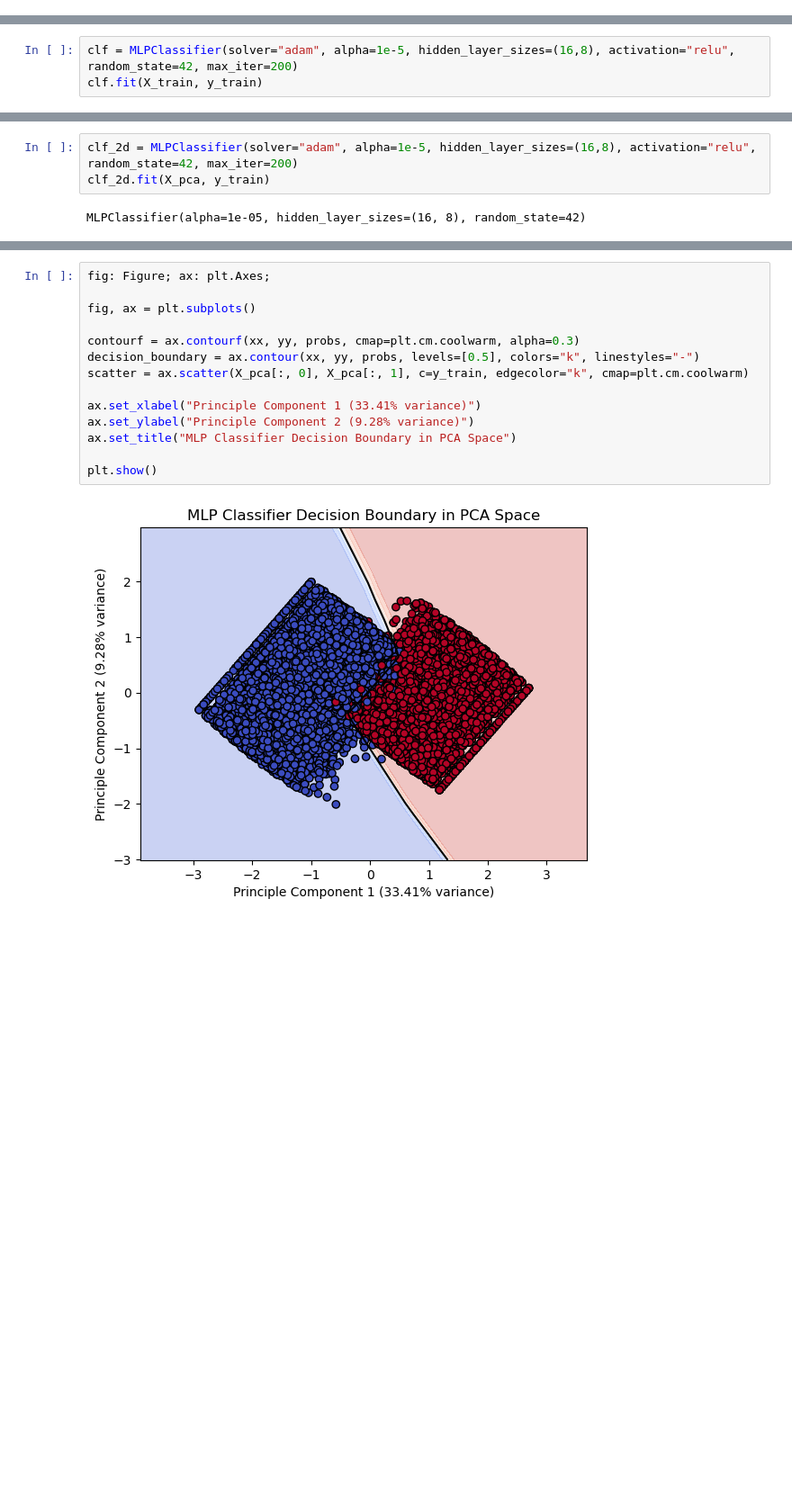
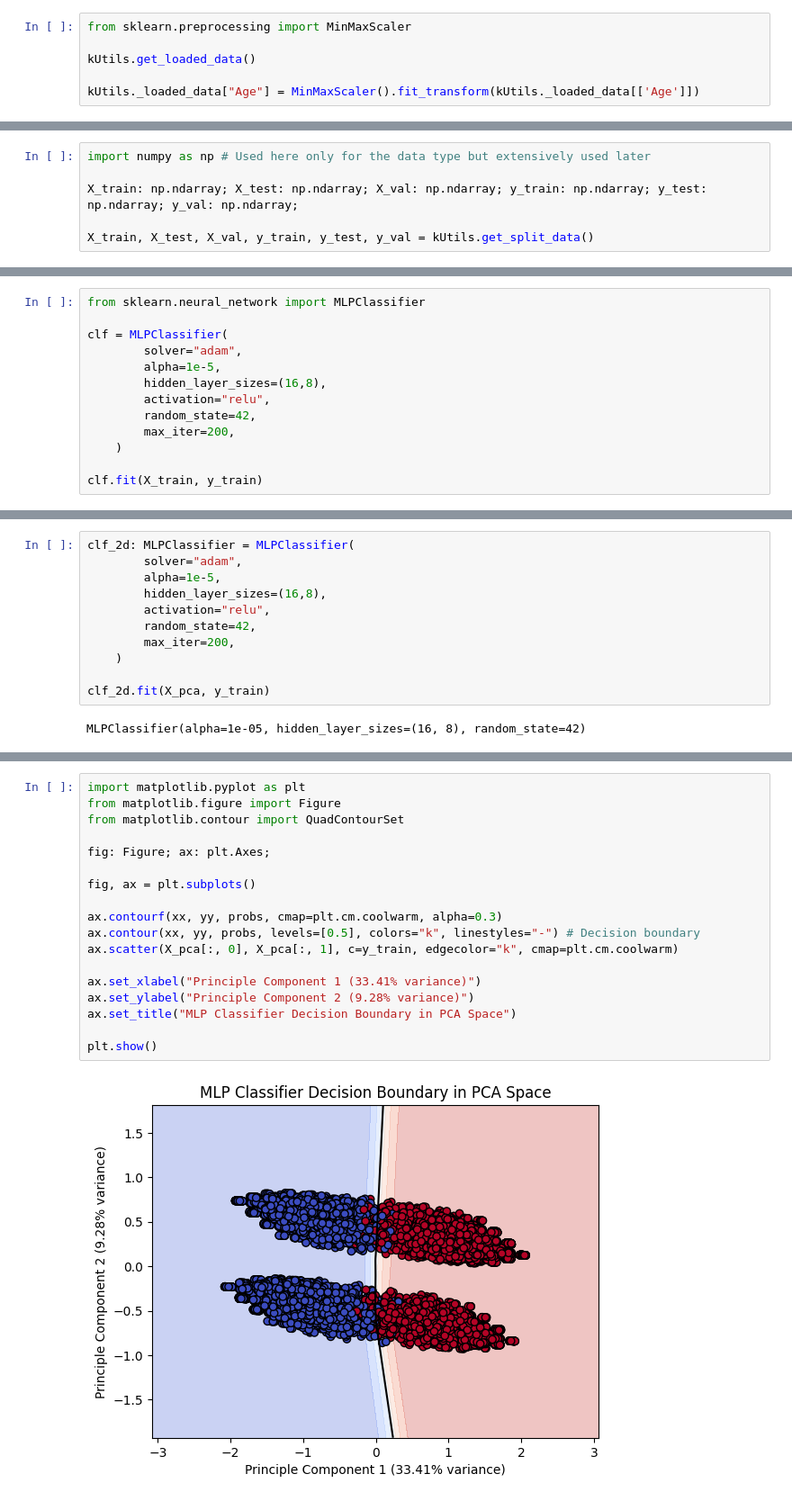
Before and after one commit to jkama4/project_ml, a Jupyter notebook: models/neural_network_file.ipynb, the cells around one changed output, grey strips where cells are left out. Shown at 90% size. Cells and saved outputs as stored; diff of their text form; blank space fills up the shorter version.

```diff
--- a/models/neural_network_file.ipynb
+++ b/models/neural_network_file.ipynb
@@ -47,0 +22,6 @@ X_train, X_test, y_train, y_test = train_test_split(X, y, test_size=0.2, random_
+# %%
+from sklearn.preprocessing import MinMaxScaler
+
+kUtils.get_loaded_data()
+
+kUtils._loaded_data["Age"] = MinMaxScaler().fit_transform(kUtils._loaded_data[['Age']])
@@ -47,0 +30,6 @@ X_train, X_test, y_train, y_test = train_test_split(X, y, test_size=0.2, random_
+# %%
+import numpy as np # Used here only for the data type but extensively used later
+
+X_train: np.ndarray; X_test: np.ndarray; X_val: np.ndarray; y_train: np.ndarray; y_test: np.ndarray; y_val: np.ndarray;
+
+X_train, X_test, X_val, y_train, y_test, y_val = kUtils.get_split_data()
@@ -48,5 +38,15 @@ X_train, X_test, y_train, y_test = train_test_split(X, y, test_size=0.2, random_
 # %%
-clf = MLPClassifier(solver="adam", alpha=1e-5, hidden_layer_sizes=(16,8), activation="relu", random_state=42, max_iter=200)
+from sklearn.neural_network import MLPClassifier
+
+clf = MLPClassifier(
+        solver="adam",
+        alpha=1e-5,
+        hidden_layer_sizes=(16,8),
+        activation="relu",
+        random_state=42,
+        max_iter=200,
+    )
+
 clf.fit(X_train, y_train)
 # %% [output]
 MLPClassifier(alpha=1e-05, hidden_layer_sizes=(16, 8), random_state=42)
@@ -98,7 +109,15 @@ Variance explained by all principal components: 42.69
 # %% [markdown]
 We need a new classifier to be able to represent the 2D decision boundary.
 # %%
-clf_2d = MLPClassifier(solver="adam", alpha=1e-5, hidden_layer_sizes=(16,8), activation="relu", random_state=42, max_iter=200)
+clf_2d: MLPClassifier = MLPClassifier(
+        solver="adam",
+        alpha=1e-5,
+        hidden_layer_sizes=(16,8),
+        activation="relu",
+        random_state=42,
+        max_iter=200,
+    )
+
 clf_2d.fit(X_pca, y_train)
 # %% [output]
 MLPClassifier(alpha=1e-05, hidden_layer_sizes=(16, 8), random_state=42)
@@ -115,16 +142,20 @@ probs = clf_2d.predict_proba(grid_points)[:, 1].reshape(xx.shape)
 # %%
+import matplotlib.pyplot as plt
+from matplotlib.figure import Figure
+from matplotlib.contour import QuadContourSet
+
 fig: Figure; ax: plt.Axes;
 
 fig, ax = plt.subplots()
 
-contourf = ax.contourf(xx, yy, probs, cmap=plt.cm.coolwarm, alpha=0.3)
-decision_boundary = ax.contour(xx, yy, probs, levels=[0.5], colors="k", linestyles="-")
-scatter = ax.scatter(X_pca[:, 0], X_pca[:, 1], c=y_train, edgecolor="k", cmap=plt.cm.coolwarm)
+ax.contourf(xx, yy, probs, cmap=plt.cm.coolwarm, alpha=0.3)
+ax.contour(xx, yy, probs, levels=[0.5], colors="k", linestyles="-") # Decision boundary
+ax.scatter(X_pca[:, 0], X_pca[:, 1], c=y_train, edgecolor="k", cmap=plt.cm.coolwarm)
 
 ax.set_xlabel("Principle Component 1 (33.41% variance)")
 ax.set_ylabel("Principle Component 2 (9.28% variance)")
 ax.set_title("MLP Classifier Decision Boundary in PCA Space")
 
 plt.show()
 # %% [output]
-[figure, old version]
+[figure, new version]
```
Also changed, not shown: parts of 18 cells of this notebook, 2 other files.
